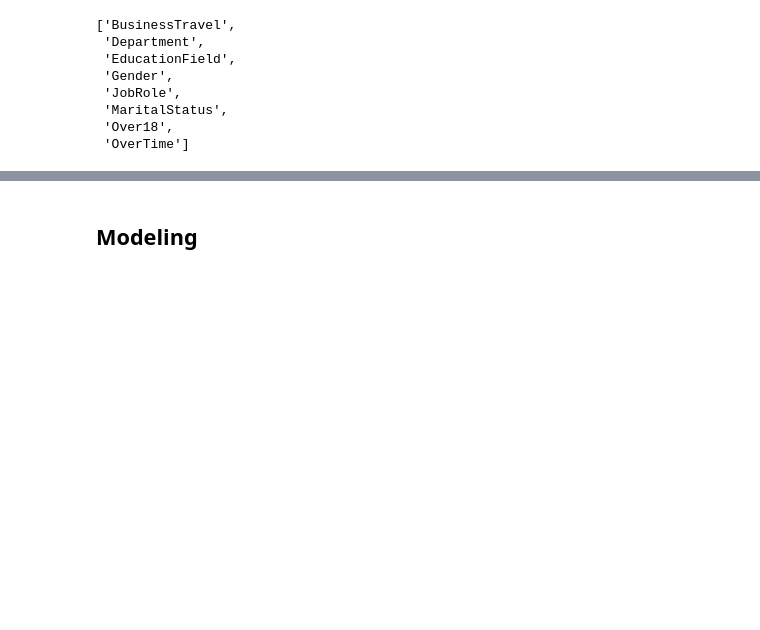
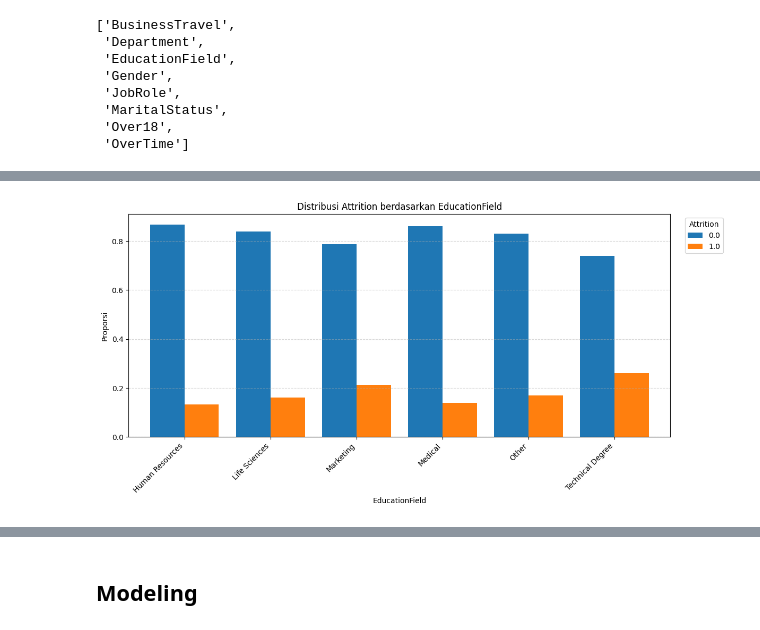
Before and after one commit to adolesans/penerapan-DS-Human-Resources, a Jupyter notebook: notebook-DS.ipynb, the cells around one changed output, grey strips where cells are left out. Cells and saved outputs as stored; diff of their text form; code cells hidden in the pictures; blank space fills up the shorter version.

```diff
--- a/notebook-DS.ipynb
+++ b/notebook-DS.ipynb
@@ -442,0 +510,4 @@ categorical_columns
+# %%
+plot_distribusi_attrition('EducationField', figsize=(12, 6))
+# %% [output]
+[figure, added]
```
Also changed, not shown: parts of 20 cells of this notebook.
